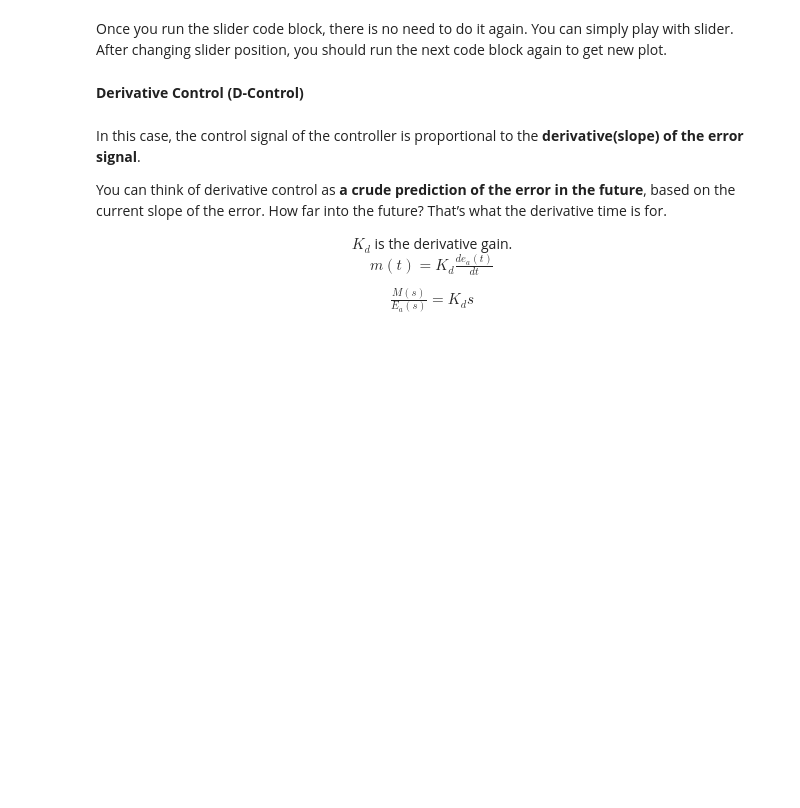
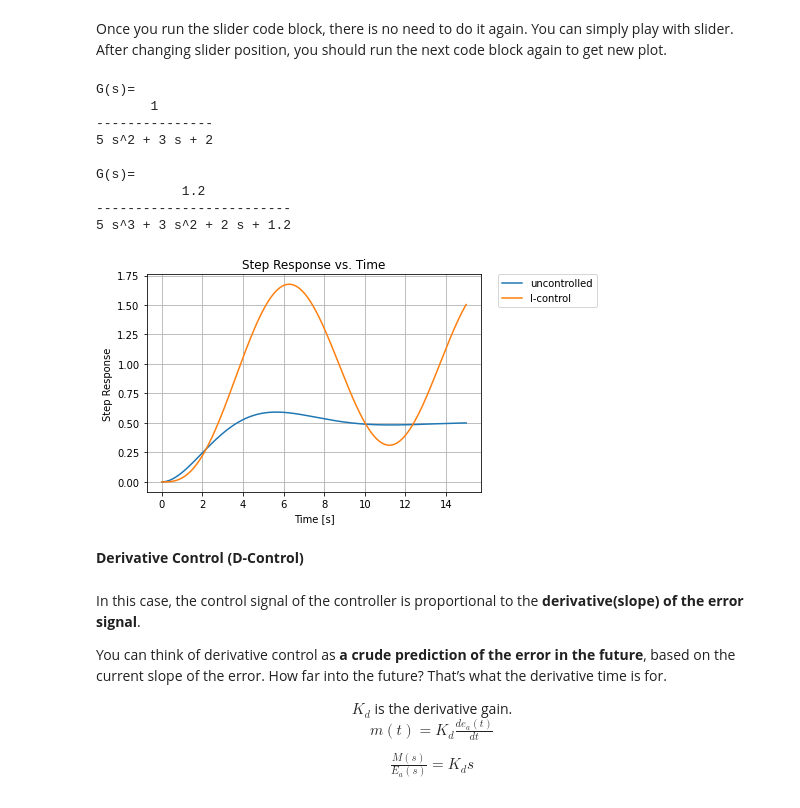
Before and after one commit to yokabicarpmaz/ME462_ControlSystemsTools, a Jupyter notebook: Control_Actions.ipynb, the cells around one changed output. Saved outputs shown, nothing was run; the diff lists cells and outputs as text; code cells hidden in the pictures; blank space fills up the shorter version.

```diff
--- a/Control_Actions.ipynb
+++ b/Control_Actions.ipynb
@@ -229,23 +233,35 @@ After changing slider position, you should run the next code block again to get
 # %%
 num = [1]
 den = [5,3,2]
 TF1 = cnt.tf(num,den)   #Transfer function of uncontrolled system
 num = [Ki.value]
 den = [5, 3, 2, Ki.value]
 TF2 = cnt.tf(num,den)   #Transfer function of I-controlled system
 print("G(s)=",TF1)
 print("G(s)=",TF2)
 #Response vs. Time Plot
 t = np.linspace(0,15,5001)    #time duration between 0 and 5 s divided into 501 points
 t,x1 = cnt.step_response(TF1,t)   #step response of the system from transfer function where t is the time and x is the response of the system
 t,x2 = cnt.step_response(TF2,t)
 plt.plot(t,x1, label ="uncontrolled")
 plt.plot(t,x2, label = "I-control")
 plt.legend(bbox_to_anchor=(1.05, 1), loc='upper left', borderaxespad=0.)
 plt.xlabel("Time [s]")
 plt.ylabel("Step Response")
 plt.title("Step Response vs. Time")
+plt.grid(True)
 plt.show()
+# %% [output]
+G(s)=
+       1
+---------------
+5 s^2 + 3 s + 2
+
+G(s)=
+           1.2
+-------------------------
+5 s^3 + 3 s^2 + 2 s + 1.2
+[figure, added]
 # %% [markdown]
 **Derivative Control (D-Control)**
 # %% [markdown]
```
Also changed, not shown: parts of 4 cells of this notebook.
